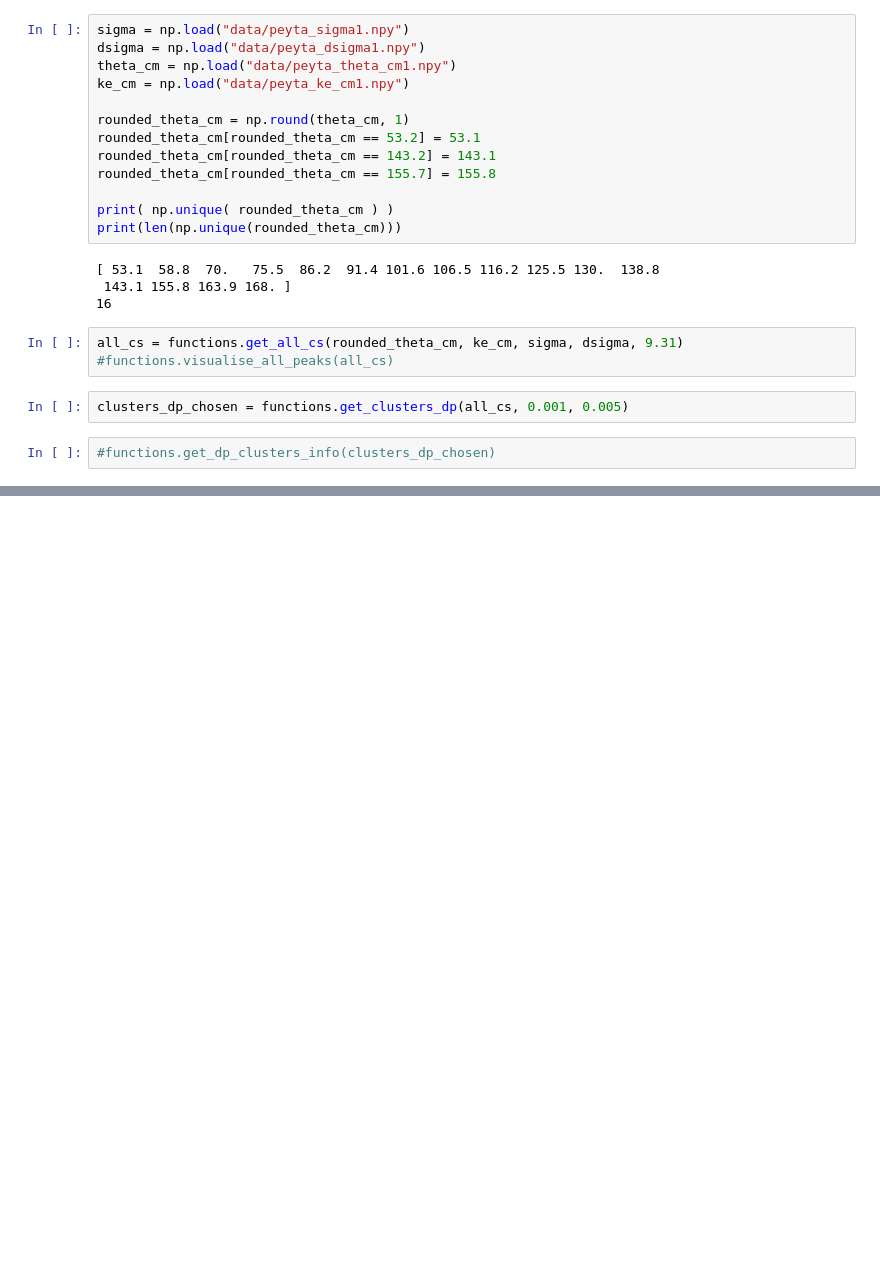
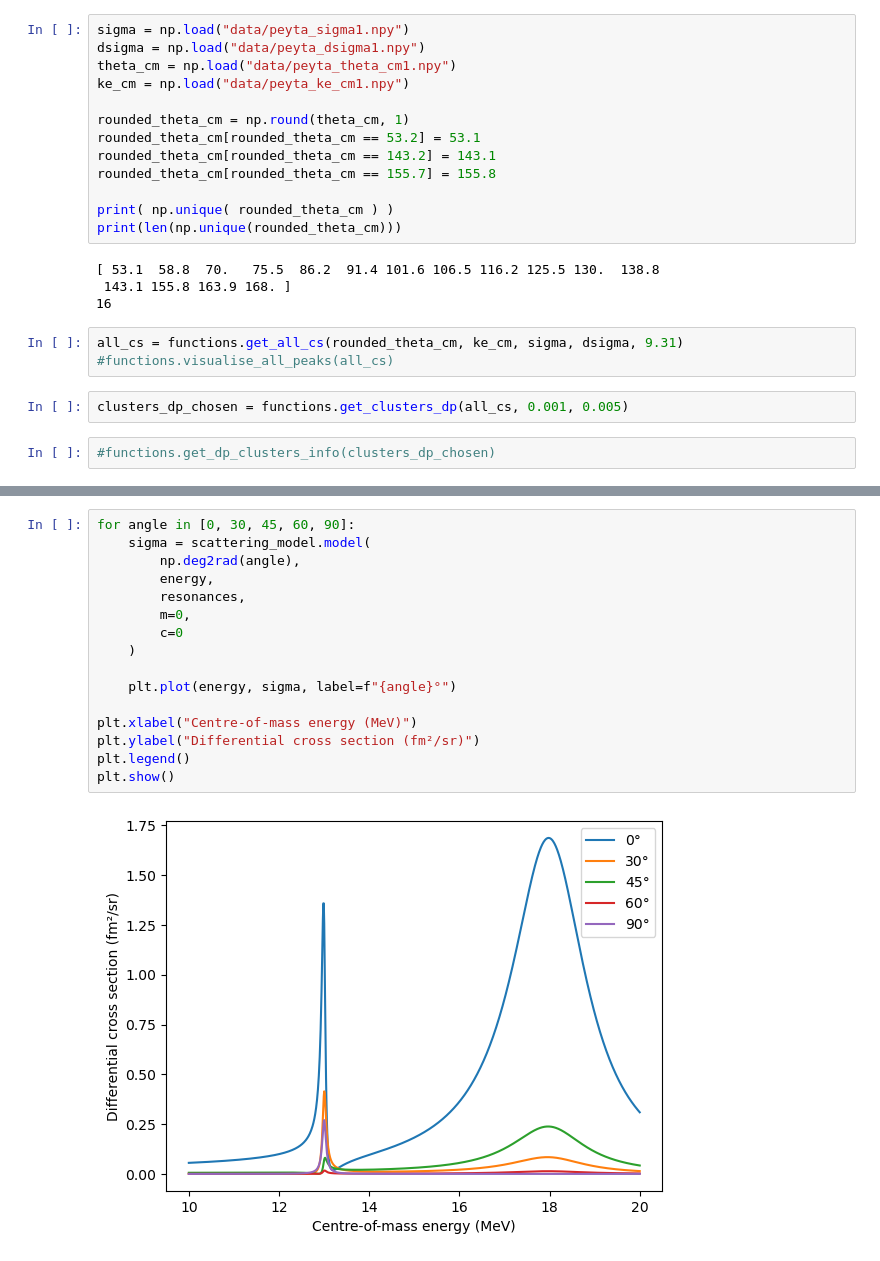
Before and after one commit to peytaguo/automated-resonance-analysis, a Jupyter notebook: resonance_fitting.ipynb, the cells around one changed output, grey strips where cells are left out. Saved outputs shown, nothing was run; the diff lists cells and outputs as text; blank space fills up the shorter version.

```diff
--- a/resonance_fitting.ipynb
+++ b/resonance_fitting.ipynb
@@ -49,0 +141,18 @@ clusters_dp_chosen = functions.get_clusters_dp(all_cs, 0.001, 0.005)
+# %%
+for angle in [0, 30, 45, 60, 90]:
+    sigma = scattering_model.model(
+        np.deg2rad(angle),
+        energy,
+        resonances,
+        m=0,
+        c=0
+    )
+
+    plt.plot(energy, sigma, label=f"{angle}°")
+
+plt.xlabel("Centre-of-mass energy (MeV)")
+plt.ylabel("Differential cross section (fm²/sr)")
+plt.legend()
+plt.show()
+# %% [output]
+[figure, added]
```
Also changed, not shown: parts of 4 cells of this notebook, 1 other file.
